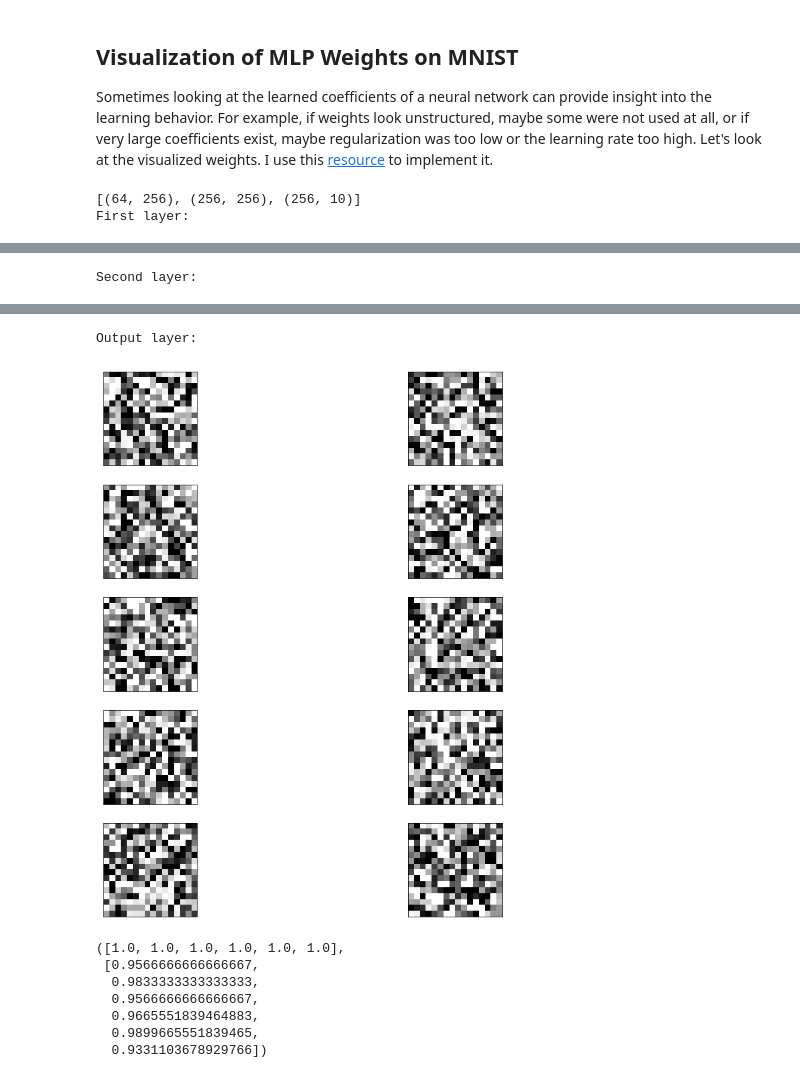
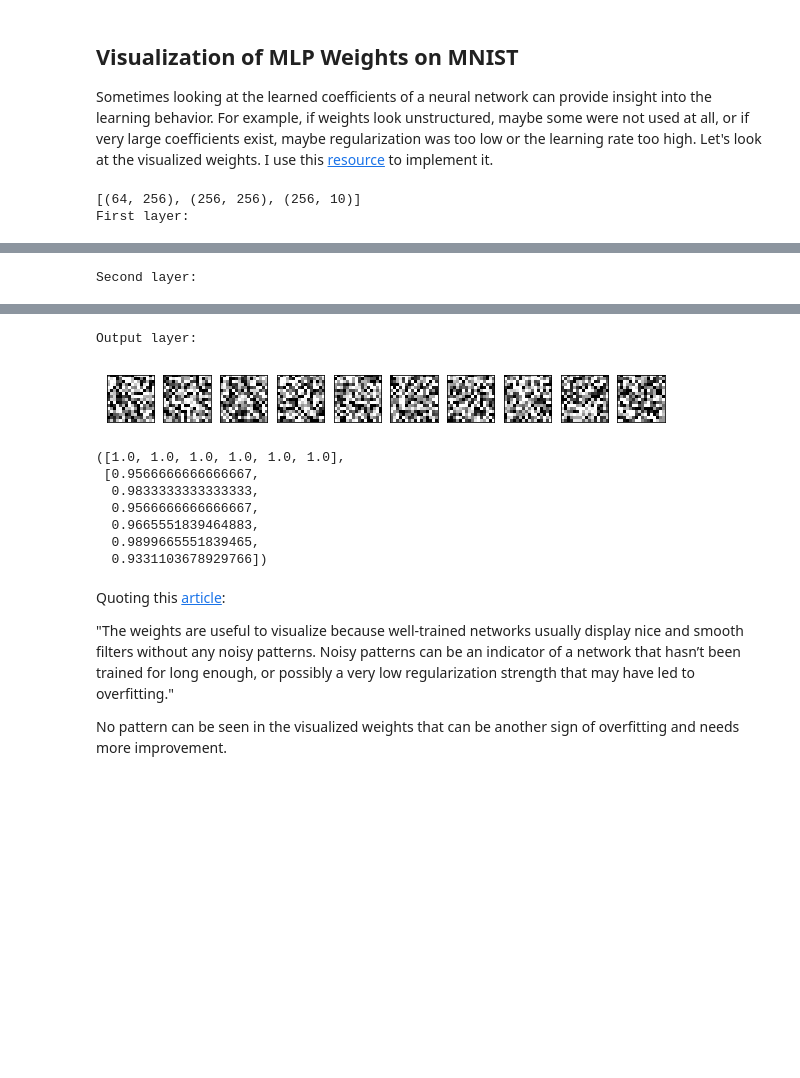
Before and after one commit to nasimjafari7/PythonProjects, a Jupyter notebook: Guided Project_ Building A Handwritten Digits Classifier/Basics.ipynb, the cells around one changed output, grey strips where cells are left out. Saved outputs shown, nothing was run; the diff lists cells and outputs as text; code cells hidden in the pictures; blank space fills up the shorter version.

Commit message:
modify visualization section

```diff
--- a/Guided Project_ Building A Handwritten Digits Classifier/Basics.ipynb
+++ b/Guided Project_ Building A Handwritten Digits Classifier/Basics.ipynb
@@ -299,10 +299,12 @@ Let's look at the visualized weights. I use this [resource](https://scikit-learn
 def visualize_nn_weights(coef, X_train, y_train, X_test, y_test, layer = 0):
     row = 16
     col = 16
+    fig_size = (16, 16)
     if layer ==2:
-        row = 5
-        col = 2
-    fig, axes = plt.subplots(row, col, figsize=(15,15))
+        row = 1
+        col = 10
+        fig_size = (10, 36)
+    fig, axes = plt.subplots(row, col, figsize=fig_size)
     # use global min / max to ensure all weights are shown on the same scale
     vmin, vmax = coef[layer].min(), coef[layer].max()
     for coef, ax in zip(coef[layer].T, axes.ravel()):
@@ -332,7 +334,7 @@ def cross_validate(n_neurons, df, target, nsplits = 4, layer = 0):
         test_accuracy = test(model, test_features, test_target)
         train_accuracies.append(train_accuracy)
         test_accuracies.append(test_accuracy)
-
+    print("")
     print([coef.shape for coef in model.coefs_])
     print("First layer:")
     visualize_nn_weights(np.mean(coefs, axis = 0), train_features, train_target, test_features, test_target, 0)
@@ -351,5 +353,5 @@ Second layer:
 Output layer:
-[figure, old version]
+[figure, new version]
 ([1.0, 1.0, 1.0, 1.0, 1.0, 1.0],
  [0.9566666666666667,
   0.9833333333333333,
@@ -357,6 +359,12 @@ Output layer:
   0.9665551839464883,
   0.9899665551839465,
   0.9331103678929766])
+# %% [markdown]
+Quoting this [article](https://cs231n.github.io/understanding-cnn/):
+
+"The weights are useful to visualize because well-trained networks usually display nice and smooth filters without any noisy patterns. Noisy patterns can be an indicator of a network that hasn’t been trained for long enough, or possibly a very low regularization strength that may have led to overfitting."
+
+No pattern can be seen in the visualized weights that can be another sign of overfitting and needs more improvement.
 # %% [markdown]
 ## Summay
 
```
Also changed, not shown: parts of 3 cells of this notebook.
